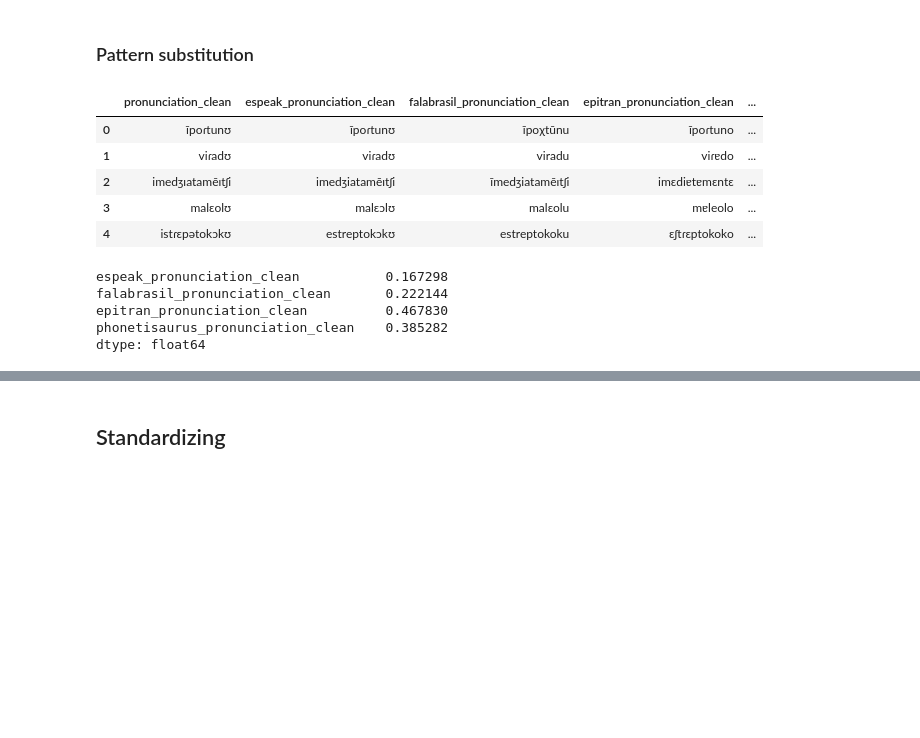
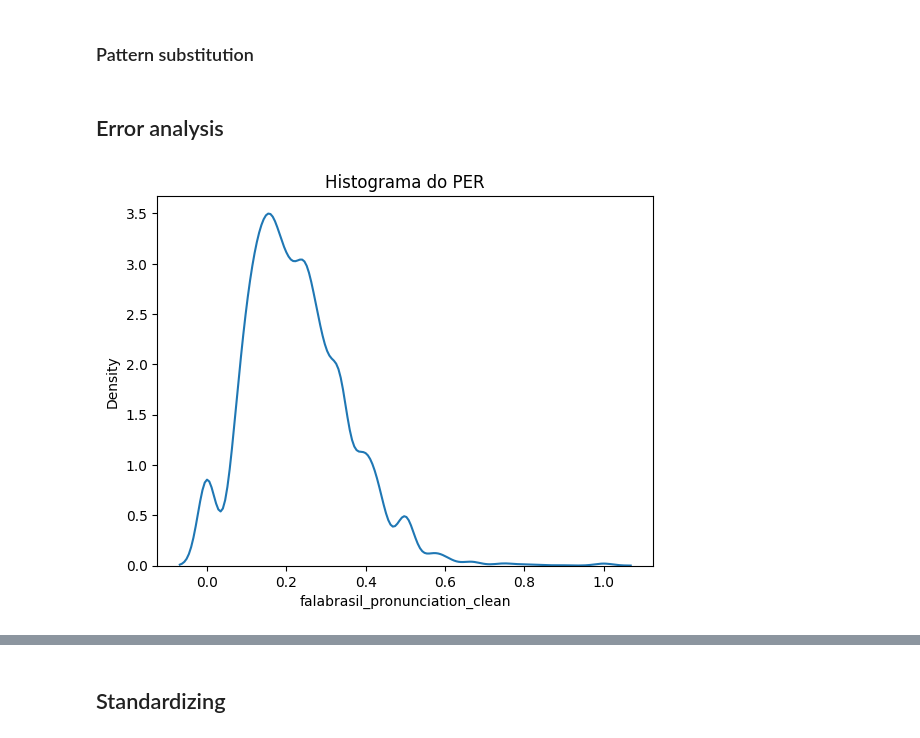
Before and after one commit to caiocrocha/Brazilian_Portuguese_Quick_APT, a Jupyter notebook: g2p-benchmark.ipynb, the cells around one changed output, grey strips where cells are left out. Cells and saved outputs as stored; diff of their text form; code cells hidden in the pictures; blank space fills up the shorter version.

```diff
--- a/g2p-benchmark.ipynb
+++ b/g2p-benchmark.ipynb
@@ -394,21 +454,25 @@ def translate(transcript):
     transcript = replace_e_nasal_with_ei(transcript)
     return transcript
 # %%
-df_val[cols] = df_val[cols].applymap(lambda v: translate(v))
-df_val[cols_with_ref].head()
+# df_val[cols] = df_val[cols].applymap(lambda v: translate(v))
+# df_val[cols_with_ref].head()
-# %% [output]
-|  | pronunciation_clean | espeak_pronunciation_clean | falabrasil_pronunciation_clean | epitran_pronunciation_clean | ... |
-| 0 | ĩpoɾtunʊ | ĩpoɾtunʊ | ĩpoχtũnu | ĩpoɾtuno | ... |
-| 1 | viɾadʊ | viɾadʊ | viradu | viɾɐdo | ... |
-| 2 | imedʒɪatamẽɪtʃi | imedʒiatamẽɪtʃi | ĩmedʒiatamẽɪtʃi | imɛdiɐtɐmɛntɛ | ... |
-| 3 | malɛolʊ | malɛɔlʊ | malɛolu | mɐleolo | ... |
-| 4 | istɾɛpətokɔkʊ | estreptokɔkʊ | estreptokoku | ɛʃtɾɛptokoko | ... |
 # %%
-new_cer_s = pd.Series(get_cer_df(df_val, 'pronunciation_clean', cols))
-print(new_cer_s)
+# new_cer_s = pd.Series(get_cer_df(df_val, 'pronunciation_clean', cols))
+# print(new_cer_s)
-# %% [output]
-espeak_pronunciation_clean           0.167298
-falabrasil_pronunciation_clean       0.222144
-epitran_pronunciation_clean          0.467830
-phonetisaurus_pronunciation_clean    0.385282
-dtype: float64
+# %% [markdown]
+## Error analysis
+# %%
+df_cer = df_val.apply(lambda row: [cer(row['pronunciation_clean'], row[col]) \
+                                   for col in cols
+                                  ],
+                      axis=1, result_type='expand')
+df_cer.columns = cols
+# %%
+import seaborn as sns
+import matplotlib.pyplot as plt
+
+sns.kdeplot(df_cer['falabrasil_pronunciation_clean'])
+plt.title('Histograma do PER')
+plt.show()
+# %% [output]
+[figure, added]
```
Also changed, not shown: parts of 34 cells of this notebook.
